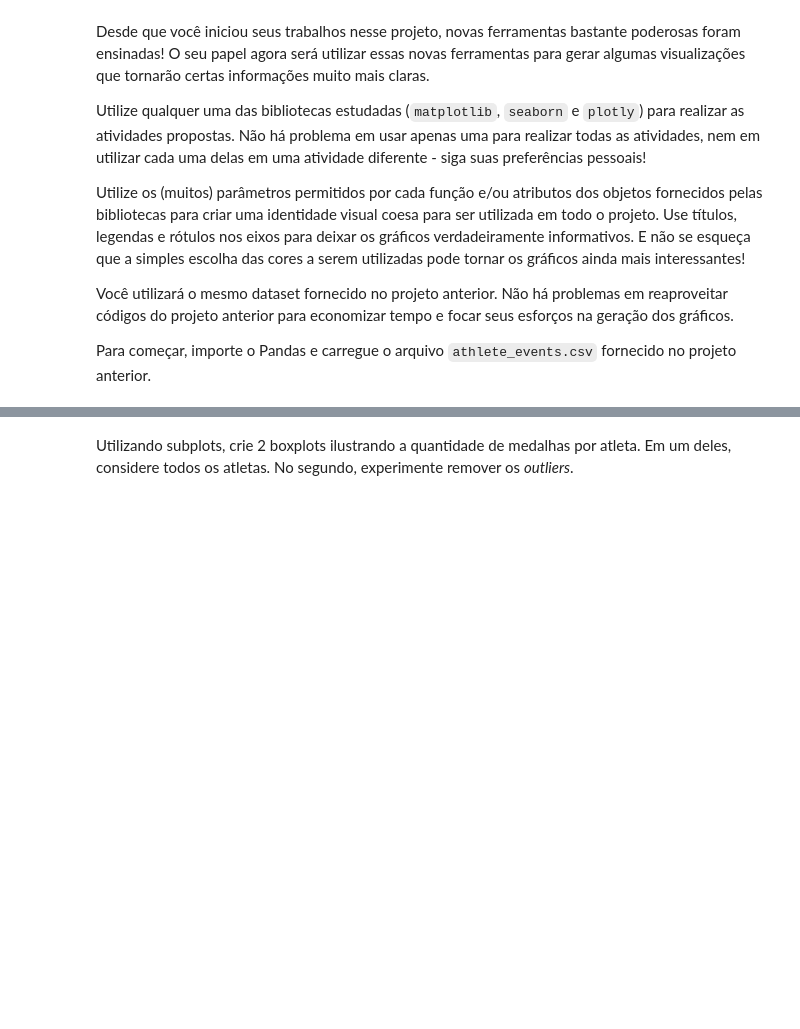
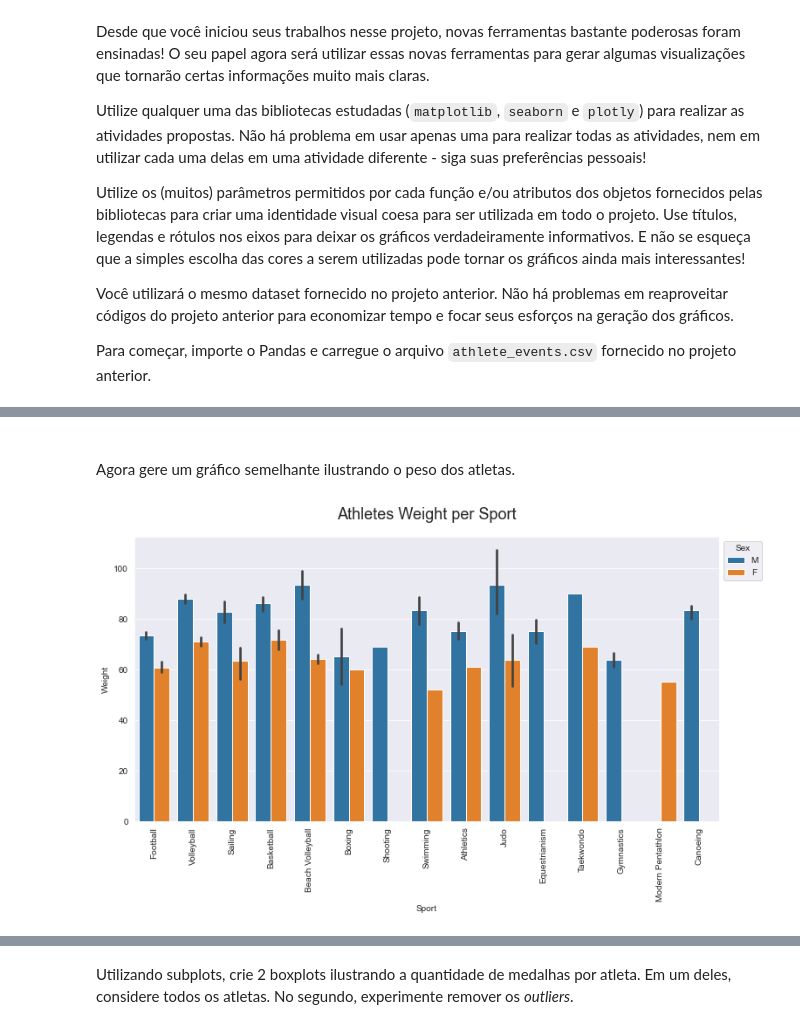
Before and after one commit to baiochi/LetsCode, a Jupyter notebook: Modulo 3 - Biblioteca e APIs/Projetos/Dataviz.ipynb, the cells around one changed output, grey strips where cells are left out. Cells and saved outputs as stored; diff of their text form; code cells hidden in the pictures; blank space fills up the shorter version.

```diff
--- a/Modulo 3 - Biblioteca e APIs/Projetos/Dataviz.ipynb
+++ b/Modulo 3 - Biblioteca e APIs/Projetos/Dataviz.ipynb
@@ -51,0 +53,14 @@ Filtre o DataFrame original para conter apenas informações sobre os **medalhis
+# %% [markdown]
+### <p>
+Agora gere um gráfico semelhante ilustrando o peso dos atletas.
+# %%
+_, ax = plt.subplots(figsize=(12, 6))
+sns.barplot(data=br_medals_df,
+            x='Sport',
+            y='Weight',
+            hue='Sex', ax=ax)
+ax.set_title('Athletes Weight per Sport', fontsize=18, pad=20)
+ax.set_xticklabels(ax.get_xticklabels(),rotation=90)
+ax.get_legend().set_bbox_to_anchor((1, 1))
+# %% [output]
+[figure, added]
```
Also changed, not shown: parts of 39 cells of this notebook, 1 other file.
